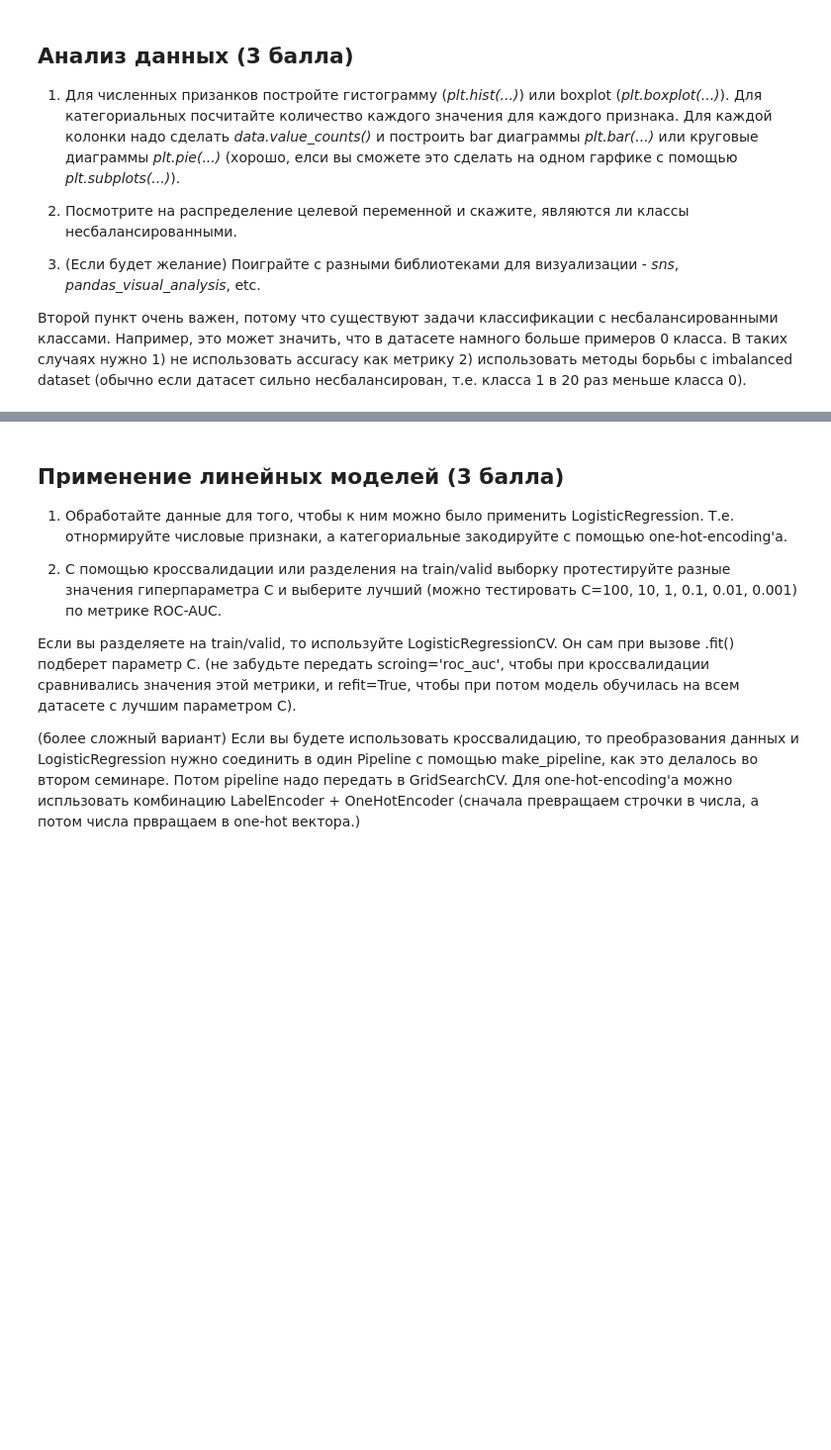
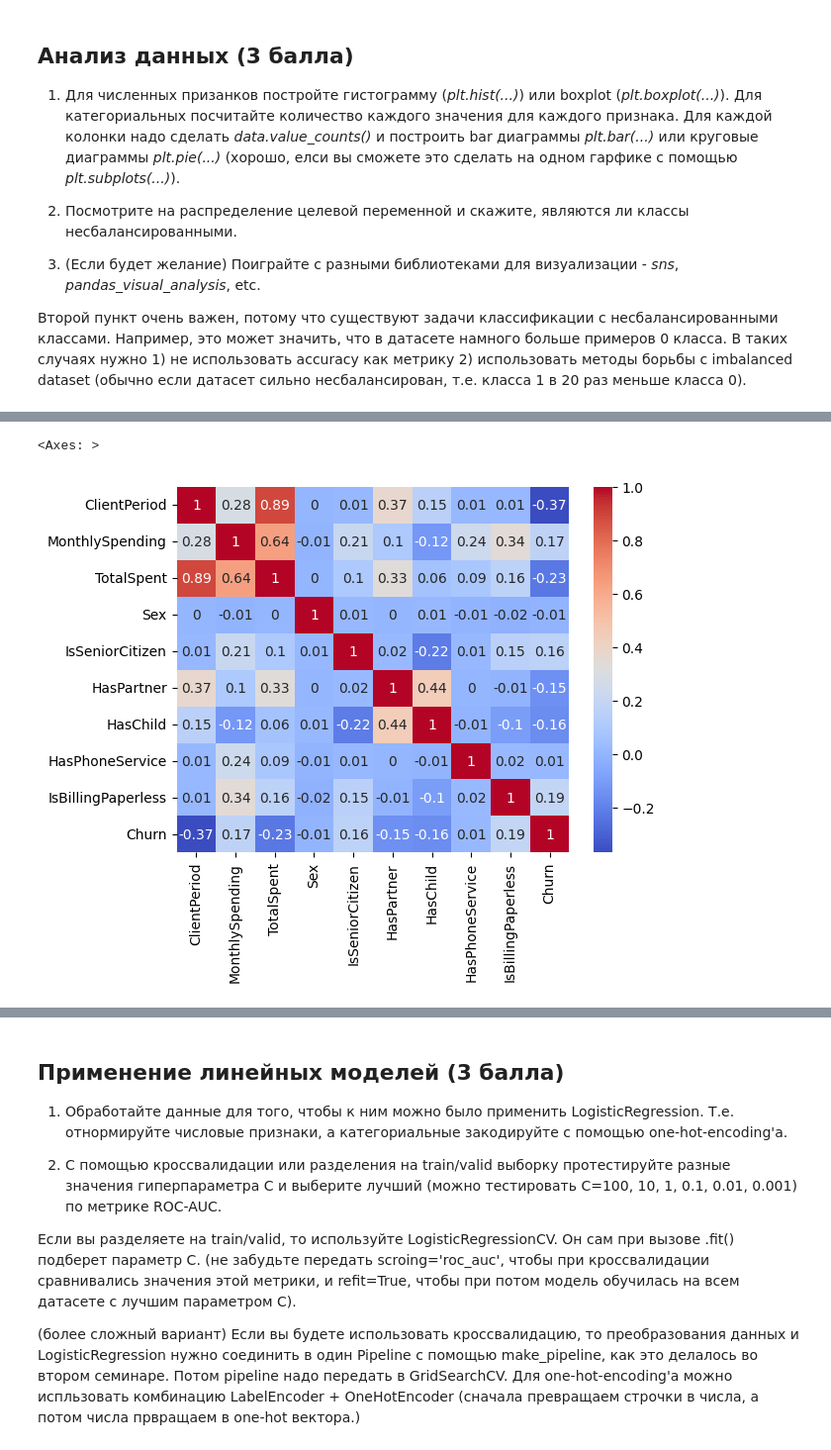
Before and after one commit to rscr1/deep-learning-school, a Jupyter notebook: 07_homework_Churn_Kaggle_competition/baseline.ipynb, the cells around one changed output, grey strips where cells are left out. Shown: that part at 99% size. Saved outputs shown, nothing was run; the diff lists cells and outputs as text; code cells hidden in the pictures; blank space fills up the shorter version.

```diff
--- a/07_homework_Churn_Kaggle_competition/baseline.ipynb
+++ b/07_homework_Churn_Kaggle_competition/baseline.ipynb
@@ -115,0 +276,7 @@ target_col = 'Churn'
+# %%
+sns.heatmap(pd.concat([X[numeric_cols], y], axis=1).corr(method='spearman').round(2),
+            annot=True,
+            cmap='coolwarm')
+# %% [output]
+<Axes: >
+[figure, added]
```
Also changed, not shown: parts of 52 cells of this notebook, 5 other files.
